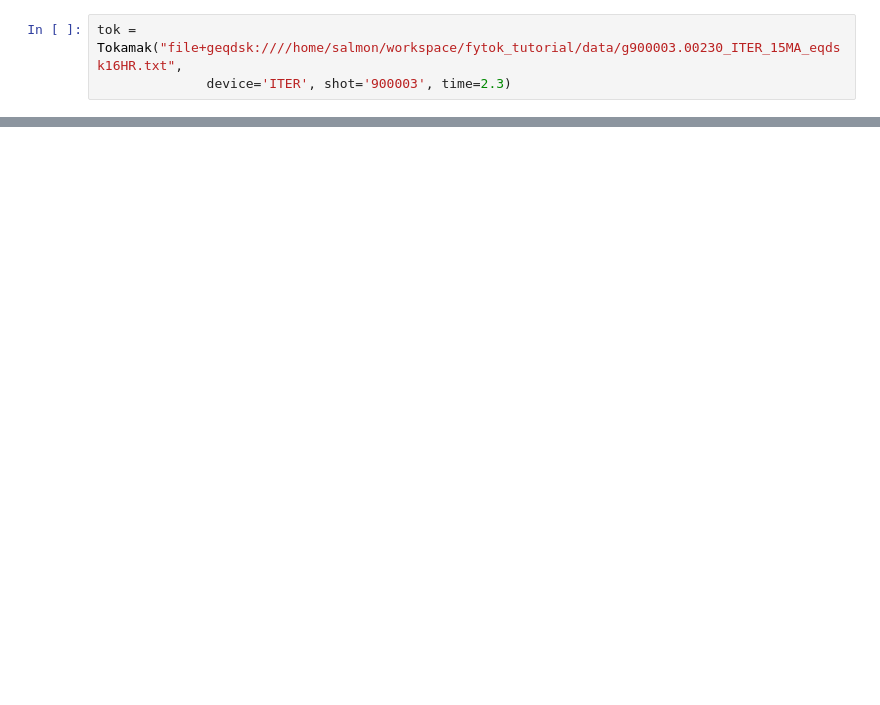
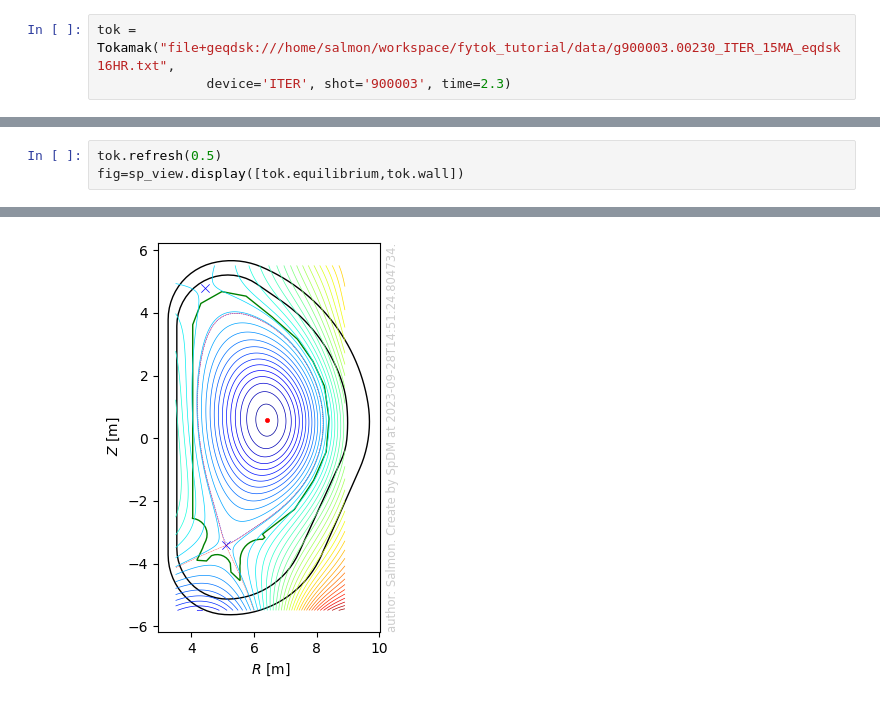
Before and after one commit to fusion-yun/fytok_tutorial, a Jupyter notebook: tutorial/00_QuickStart.ipynb, the cells around one changed output, grey strips where cells are left out. Cells and saved outputs as stored; diff of their text form; blank space fills up the shorter version.

```diff
--- a/tutorial/00_QuickStart.ipynb
+++ b/tutorial/00_QuickStart.ipynb
@@ -21,4 +22,4 @@ version = 22eadf2-dirty
 # %%
-tok = Tokamak("file+geqdsk:////home/salmon/workspace/fytok_tutorial/data/g900003.00230_ITER_15MA_eqdsk16HR.txt",
+tok = Tokamak("file+geqdsk:///home/salmon/workspace/fytok_tutorial/data/g900003.00230_ITER_15MA_eqdsk16HR.txt",
               device='ITER', shot='900003', time=2.3)
 # %% [output]
@@ -45,0 +48,4 @@ display(tok)
+# %%
+tok.refresh(0.5)
+fig=sp_view.display([tok.equilibrium,tok.wall])
+# %% [output]
@@ -45,0 +54 @@ display(tok)
+[figure, added]
```
Also changed, not shown: parts of 5 cells of this notebook, 1 other file.
